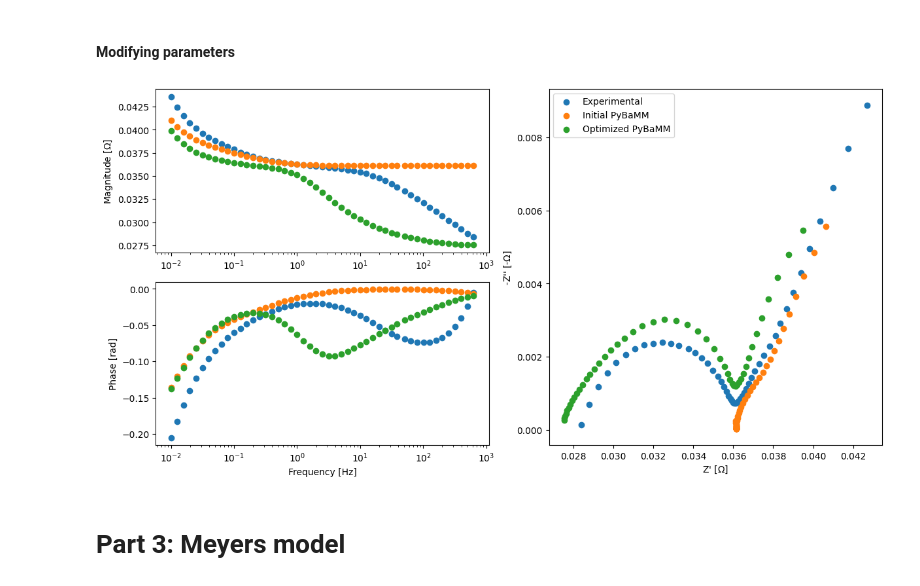
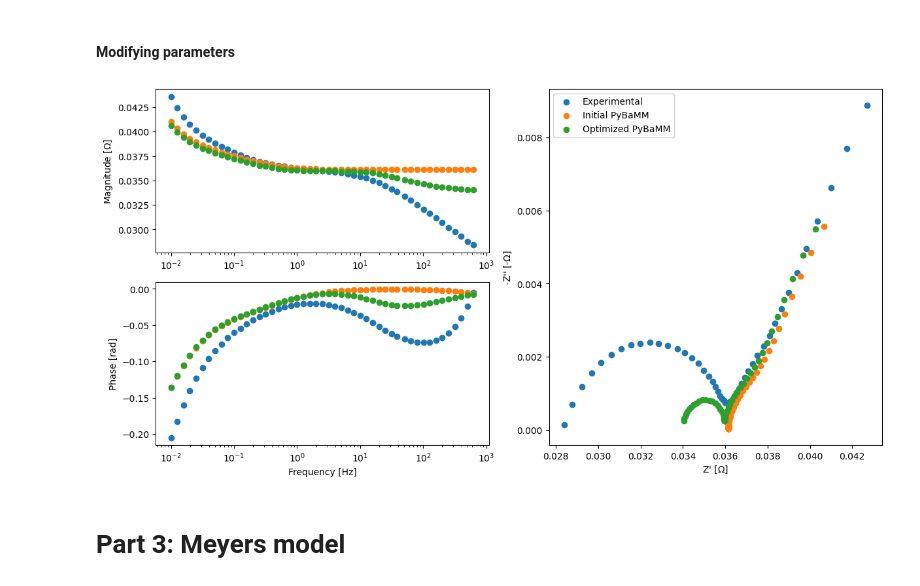
Before and after one commit to samaard2001/EIS-code, a Jupyter notebook: Code/EIS_main_code.ipynb, the cells around one changed output. Saved outputs shown, nothing was run; the diff lists cells and outputs as text; code cells hidden in the pictures.

```diff
--- a/Code/EIS_main_code.ipynb
+++ b/Code/EIS_main_code.ipynb
@@ -107,20 +104,20 @@ params_pb_new.update({
     'Positive electrode double-layer capacity [F.m-2]': opt_elems.get('Q1')/area_electrode,
 
     #Exchange current density - relation to Rct in the Randles circuit through the Butler-Volmer
-    "Positive electrode exchange-current density [A.m-2]": (R*T)/(z*F*opt_elems.get('R_ct1')),
-    "Negative electrode exchange-current density [A.m-2]": (R*T)/(z*F*opt_elems.get('R_ct2')),
+    "Positive electrode exchange-current density [A.m-2]": ((R*T)/(z*F*opt_elems.get('R_ct1')))/area_electrode,
+    "Negative electrode exchange-current density [A.m-2]": ((R*T)/(z*F*opt_elems.get('R_ct2')))/area_electrode,
      })
 # %%
 # Adding an ohmic resistance called Rel to align the plots
-Rel = .023
+Rel = .0295
 Z_pybamm_after = calc_pybamm_Z(1, params_pb_new, Rel)
 
 plot_impedance([(freq, Z_exp),
                 (freq, Z_pybamm_before),
                 (freq, Z_pybamm_after)
                 ], ['Experimental', 'Initial PyBaMM', 'Optimized PyBaMM'])
 # %% [output]
-[figure, old version]
+[figure, new version]
 # %% [markdown]
 # Part 3: Meyers model
 # %% [markdown]
```
Also changed, not shown: parts of 2 cells of this notebook, 1 other file.
